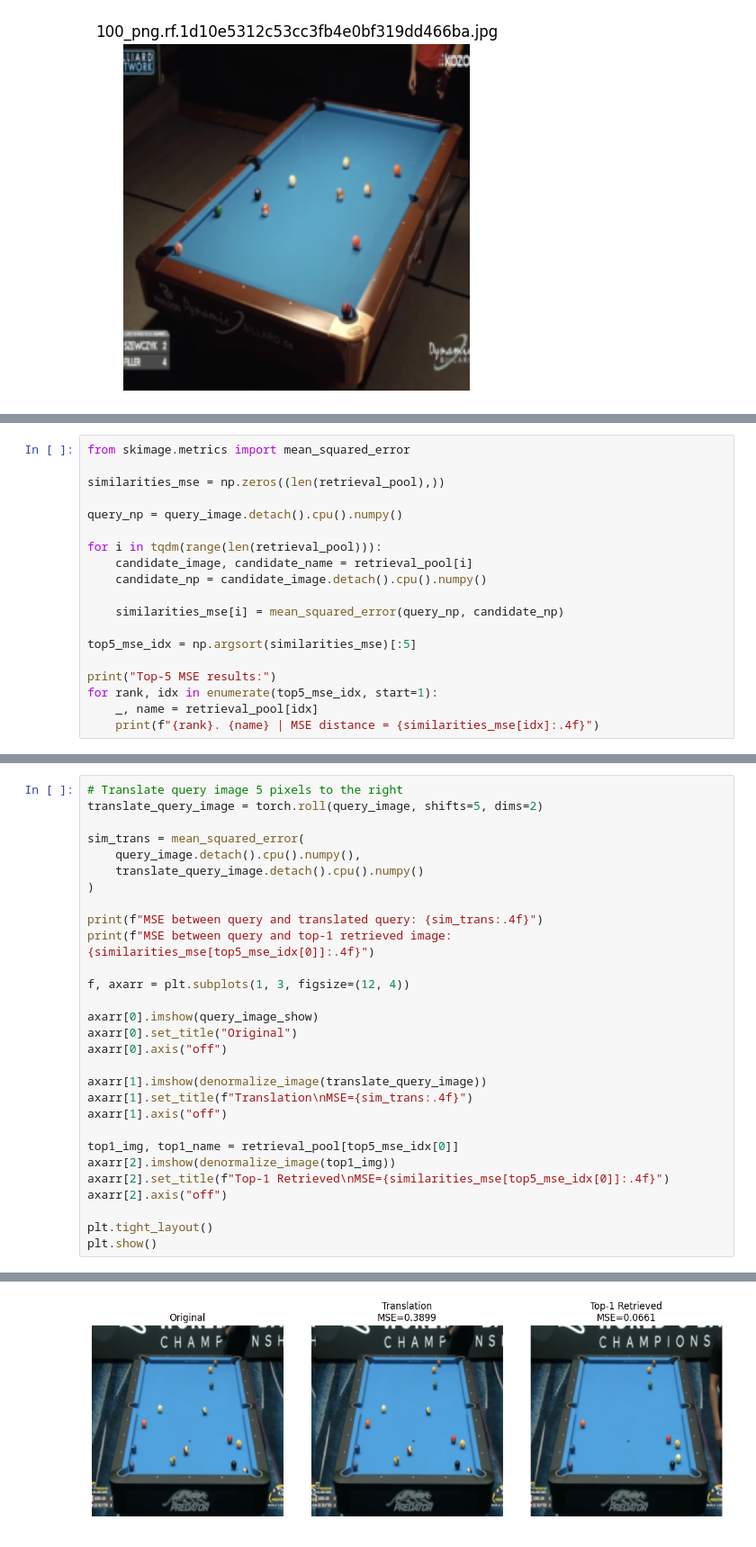
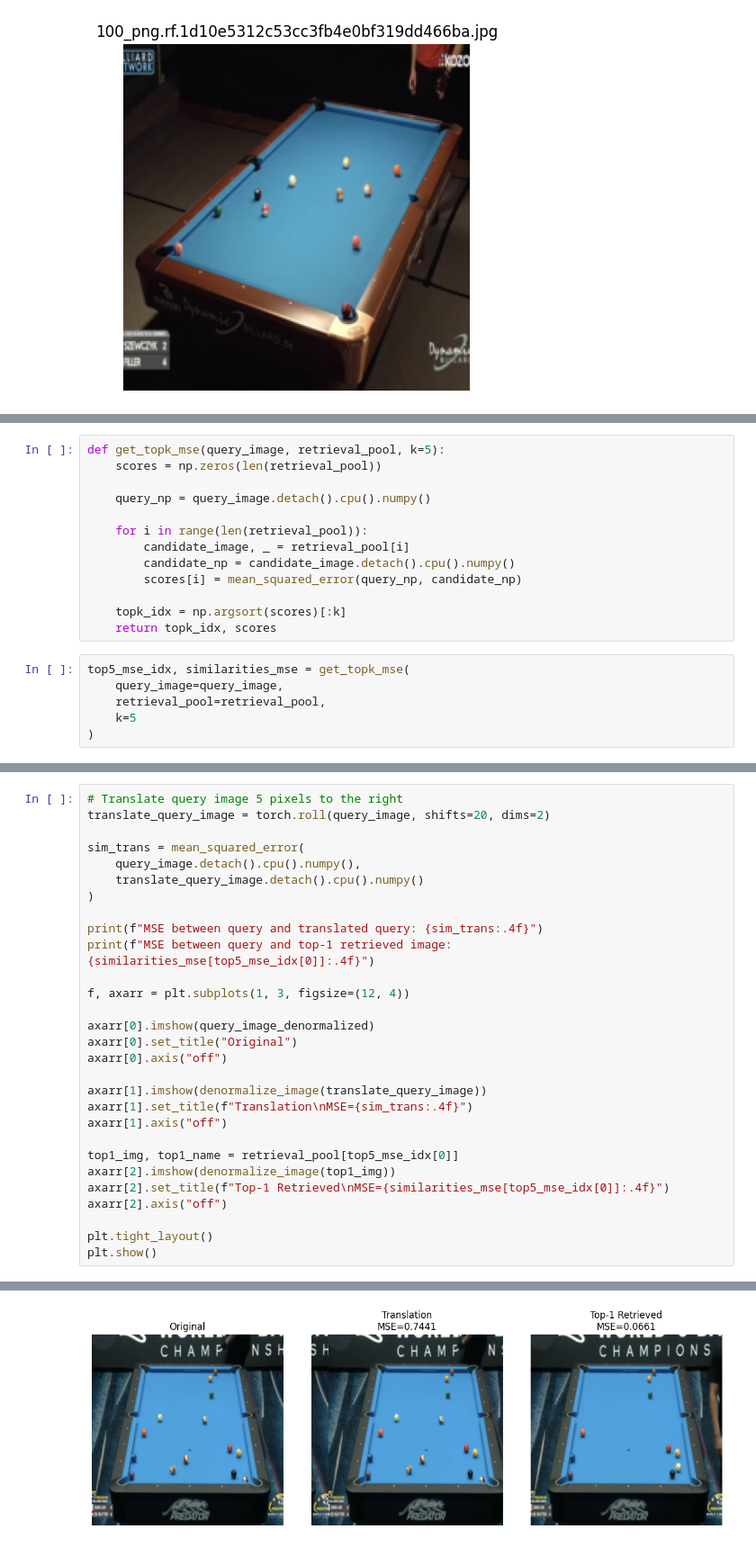
Before and after one commit to sarataboas/8_BallPool_ComputerVision, a Jupyter notebook: detection_and_retrieval/retrieval/experiments/exp1_raw_baseline.ipynb, the cells around one changed output, grey strips where cells are left out. Shown at 90% size. Saved outputs shown, nothing was run; the diff lists cells and outputs as text.

```diff
--- a/detection_and_retrieval/retrieval/experiments/exp1_raw_baseline.ipynb
+++ b/detection_and_retrieval/retrieval/experiments/exp1_raw_baseline.ipynb
@@ -118,19 +117,0 @@ plt.show()
-# %%
-from skimage.metrics import mean_squared_error
-
-similarities_mse = np.zeros((len(retrieval_pool),))
-
-query_np = query_image.detach().cpu().numpy()
-
-for i in tqdm(range(len(retrieval_pool))):
-    candidate_image, candidate_name = retrieval_pool[i]
-    candidate_np = candidate_image.detach().cpu().numpy()
-
-    similarities_mse[i] = mean_squared_error(query_np, candidate_np)
-
-top5_mse_idx = np.argsort(similarities_mse)[:5]
-
-print("Top-5 MSE results:")
-for rank, idx in enumerate(top5_mse_idx, start=1):
-    _, name = retrieval_pool[idx]
-    print(f"{rank}. {name} | MSE distance = {similarities_mse[idx]:.4f}")
@@ -143,0 +120,19 @@ Top-5 MSE results:
+# %%
+def get_topk_mse(query_image, retrieval_pool, k=5):
+    scores = np.zeros(len(retrieval_pool))
+
+    query_np = query_image.detach().cpu().numpy()
+
+    for i in range(len(retrieval_pool)):
+        candidate_image, _ = retrieval_pool[i]
+        candidate_np = candidate_image.detach().cpu().numpy()
+        scores[i] = mean_squared_error(query_np, candidate_np)
+
+    topk_idx = np.argsort(scores)[:k]
+    return topk_idx, scores
+# %%
+top5_mse_idx, similarities_mse = get_topk_mse(
+    query_image=query_image,
+    retrieval_pool=retrieval_pool,
+    k=5
+)
@@ -167,6 +191,6 @@ plt.show()
 # %%
 # Translate query image 5 pixels to the right
-translate_query_image = torch.roll(query_image, shifts=5, dims=2)
+translate_query_image = torch.roll(query_image, shifts=20, dims=2)
 
 sim_trans = mean_squared_error(
     query_image.detach().cpu().numpy(),
@@ -178,7 +202,7 @@ print(f"MSE between query and top-1 retrieved image: {similarities_mse[top5_mse_
 
 f, axarr = plt.subplots(1, 3, figsize=(12, 4))
 
-axarr[0].imshow(query_image_show)
+axarr[0].imshow(query_image_denormalized)
 axarr[0].set_title("Original")
 axarr[0].axis("off")
 
@@ -198,2 +222,2 @@ MSE between query and translated query: 0.3899
 MSE between query and top-1 retrieved image: 0.0661
-[figure, old version]
+[figure, new version]
```
Also changed, not shown: parts of 38 cells of this notebook, 2 other files.
